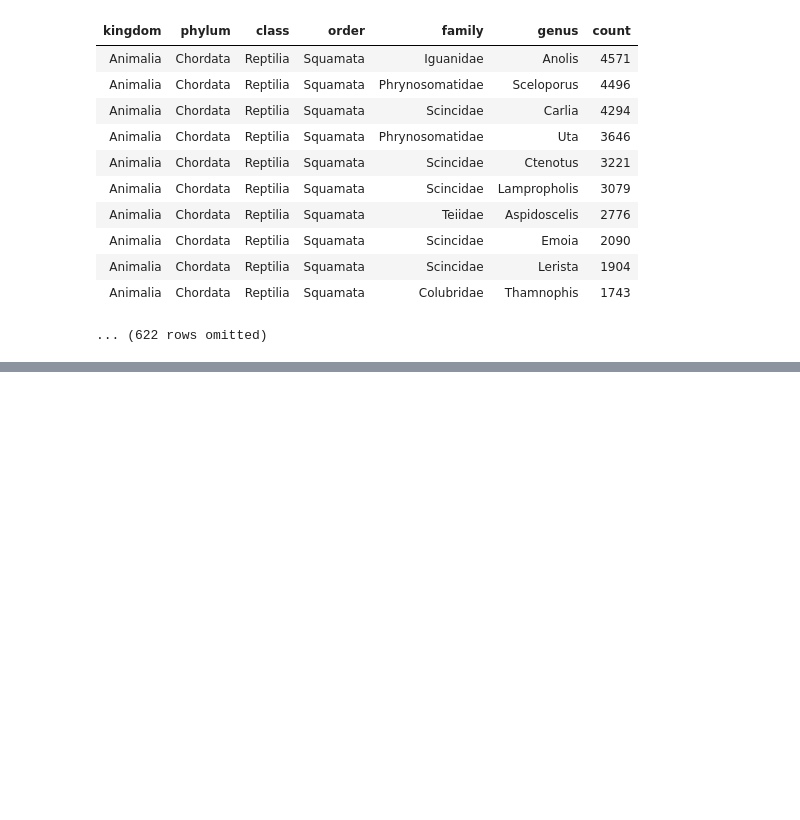
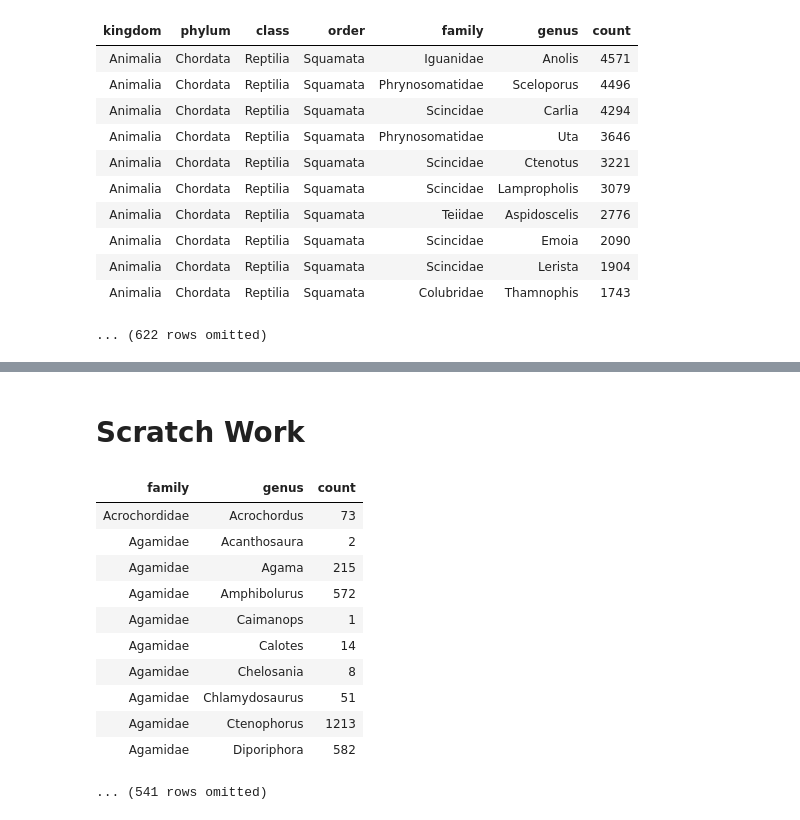
Before and after one commit to Jesseswoo/vertnet_explore, a Jupyter notebook: code/2_Focusing_Vertnet_Data.ipynb, the cells around one changed output, grey strips where cells are left out. Saved outputs shown, nothing was run; the diff lists cells and outputs as text; code cells hidden in the pictures; blank space fills up the shorter version.

```diff
--- a/code/2_Focusing_Vertnet_Data.ipynb
+++ b/code/2_Focusing_Vertnet_Data.ipynb
@@ -314,0 +350,2 @@ source_list_combined=['Squamata']+family1+genus2
+# %%
+non_repeat_nongrouped=Squamata.where('order', 'Squamata').where("genus", are.not_contained_in(repeat_list)).where("family", are.not_contained_in(repeat_list2)).select("scientificname", "kingdom", "phylum", "class", "order", "family", "genus")
@@ -347,3 +407,20 @@ fig = dict(data=[data], layout=layout)
 py.iplot(fig, validate=False)
 # %% [output]
 [interactive output not drawn]
+# %% [markdown]
+# Scratch Work
+# %%
+non_repeat_nongrouped.group(["family", "genus"])
+# %% [output]
+| family | genus | count |
+| Acrochordidae | Acrochordus | 73 |
+| Agamidae | Acanthosaura | 2 |
+| Agamidae | Agama | 215 |
+| Agamidae | Amphibolurus | 572 |
+| Agamidae | Caimanops | 1 |
+| Agamidae | Calotes | 14 |
+| Agamidae | Chelosania | 8 |
+| Agamidae | Chlamydosaurus | 51 |
+| Agamidae | Ctenophorus | 1213 |
+| Agamidae | Diporiphora | 582 |
+... (541 rows omitted)
```
Also changed, not shown: parts of 42 cells of this notebook, 1 other file.
